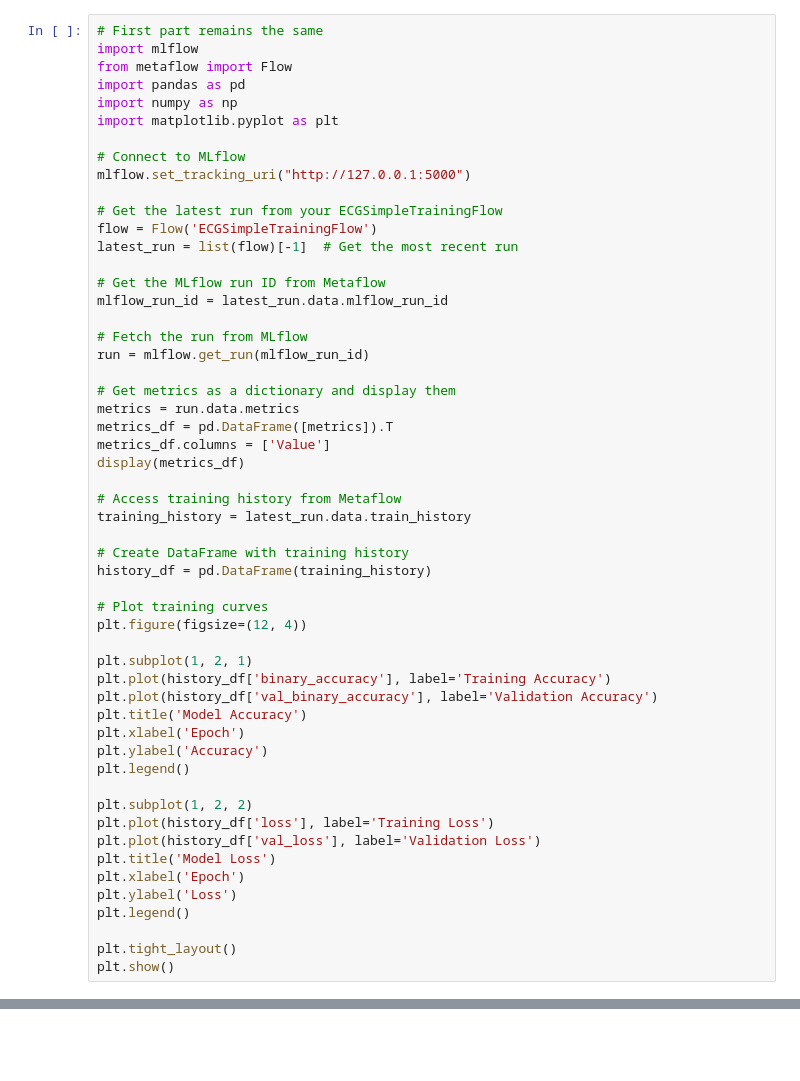
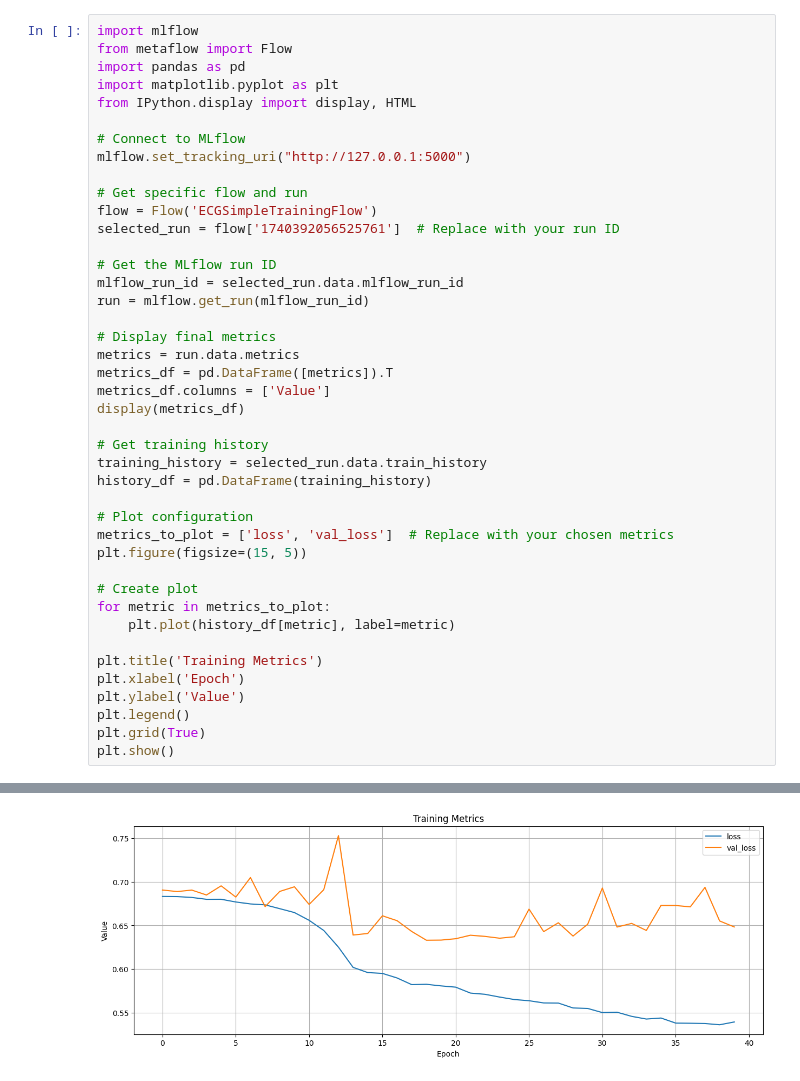
Before and after one commit to Carlos-Laborda/ECG-Project, a Jupyter notebook: src/get_metrics.ipynb, the cells around one changed output, grey strips where cells are left out. Saved outputs shown, nothing was run; the diff lists cells and outputs as text; blank space fills up the shorter version.

```diff
--- a/src/get_metrics.ipynb
+++ b/src/get_metrics.ipynb
@@ -1,54 +1,43 @@
 # %%
-# First part remains the same
 import mlflow
 from metaflow import Flow
 import pandas as pd
-import numpy as np
 import matplotlib.pyplot as plt
+from IPython.display import display, HTML
 
 # Connect to MLflow
 mlflow.set_tracking_uri("http://127.0.0.1:5000")
 
-# Get the latest run from your ECGSimpleTrainingFlow
+# Get specific flow and run
 flow = Flow('ECGSimpleTrainingFlow')
-latest_run = list(flow)[-1]  # Get the most recent run
+selected_run = flow['1740392056525761']  # Replace with your run ID
 
-# Get the MLflow run ID from Metaflow
-mlflow_run_id = latest_run.data.mlflow_run_id
-
-# Fetch the run from MLflow
+# Get the MLflow run ID
+mlflow_run_id = selected_run.data.mlflow_run_id
 run = mlflow.get_run(mlflow_run_id)
 
-# Get metrics as a dictionary and display them
+# Display final metrics
 metrics = run.data.metrics
 metrics_df = pd.DataFrame([metrics]).T
 metrics_df.columns = ['Value']
 display(metrics_df)
 
-# Access training history from Metaflow
-training_history = latest_run.data.train_history
-
-# Create DataFrame with training history
+# Get training history
+training_history = selected_run.data.train_history
 history_df = pd.DataFrame(training_history)
 
-# Plot training curves
-plt.figure(figsize=(12, 4))
+# Plot configuration
+metrics_to_plot = ['loss', 'val_loss']  # Replace with your chosen metrics
+plt.figure(figsize=(15, 5))
 
-plt.subplot(1, 2, 1)
-plt.plot(history_df['binary_accuracy'], label='Training Accuracy')
-plt.plot(history_df['val_binary_accuracy'], label='Validation Accuracy')
-plt.title('Model Accuracy')
+# Create plot
+for metric in metrics_to_plot:
+    plt.plot(history_df[metric], label=metric)
+
+plt.title('Training Metrics')
 plt.xlabel('Epoch')
-plt.ylabel('Accuracy')
+plt.ylabel('Value')
 plt.legend()
-
-plt.subplot(1, 2, 2)
-plt.plot(history_df['loss'], label='Training Loss')
-plt.plot(history_df['val_loss'], label='Validation Loss')
-plt.title('Model Loss')
-plt.xlabel('Epoch')
-plt.ylabel('Loss')
-plt.legend()
-
-plt.tight_layout()
+plt.grid(True)
 plt.show()
+# %% [output]
@@ -54,0 +54 @@ plt.show()
+[figure, added]
```
Also changed, not shown: parts of 1 cell of this notebook.
